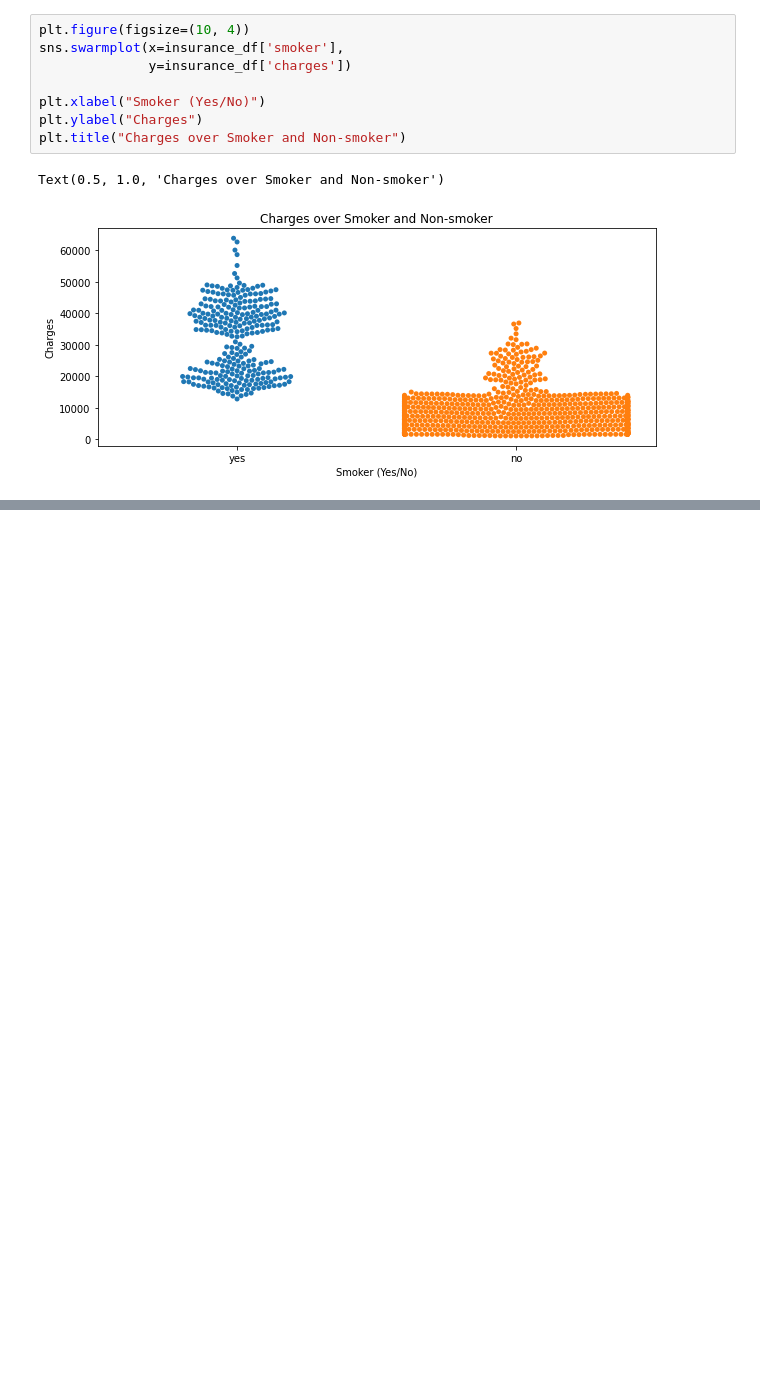
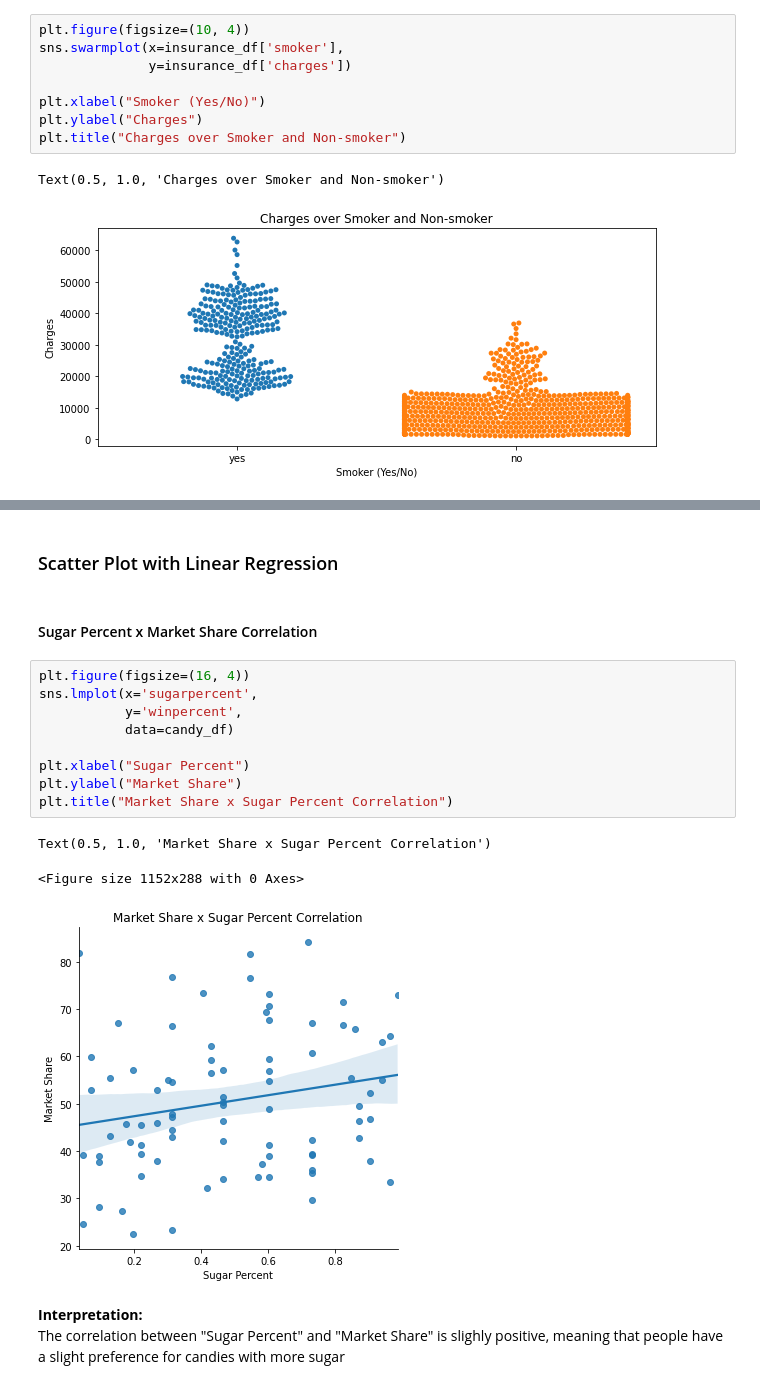
Before and after one commit to iobruno/kaggle-data-vis, a Jupyter notebook: notebooks/scatter_plots.ipynb, the cells around one changed output, grey strips where cells are left out. Drawn from its saved outputs; the diff is of its cells as text; blank space fills up the shorter version.

```diff
--- a/notebooks/scatter_plots.ipynb
+++ b/notebooks/scatter_plots.ipynb
@@ -67,0 +116,20 @@ Text(0.5, 1.0, 'Charges over Smoker and Non-smoker')
+# %% [markdown]
+### Scatter Plot with Linear Regression
+# %% [markdown]
+#### Sugar Percent x Market Share Correlation
+# %%
+plt.figure(figsize=(16, 4))
+sns.lmplot(x='sugarpercent',
+           y='winpercent',
+           data=candy_df)
+
+plt.xlabel("Sugar Percent")
+plt.ylabel("Market Share")
+plt.title("Market Share x Sugar Percent Correlation")
+# %% [output]
+Text(0.5, 1.0, 'Market Share x Sugar Percent Correlation')
+<Figure size 1152x288 with 0 Axes>
+[figure, added]
+# %% [markdown]
+**Interpretation:**
+The correlation between "Sugar Percent" and "Market Share" is slighly positive, meaning that people have a slight preference for candies with more sugar
```
Also changed, not shown: parts of 8 cells of this notebook.
